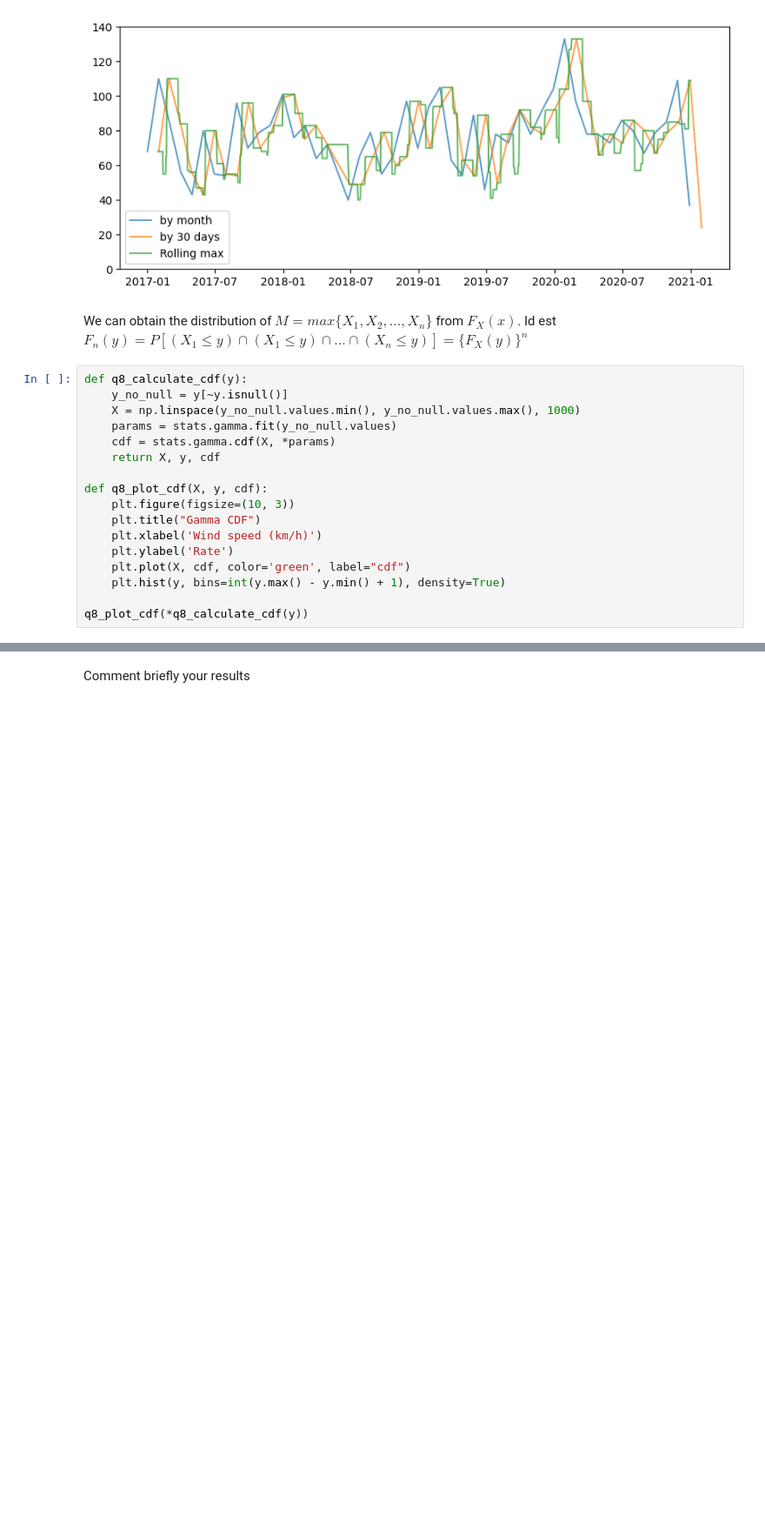
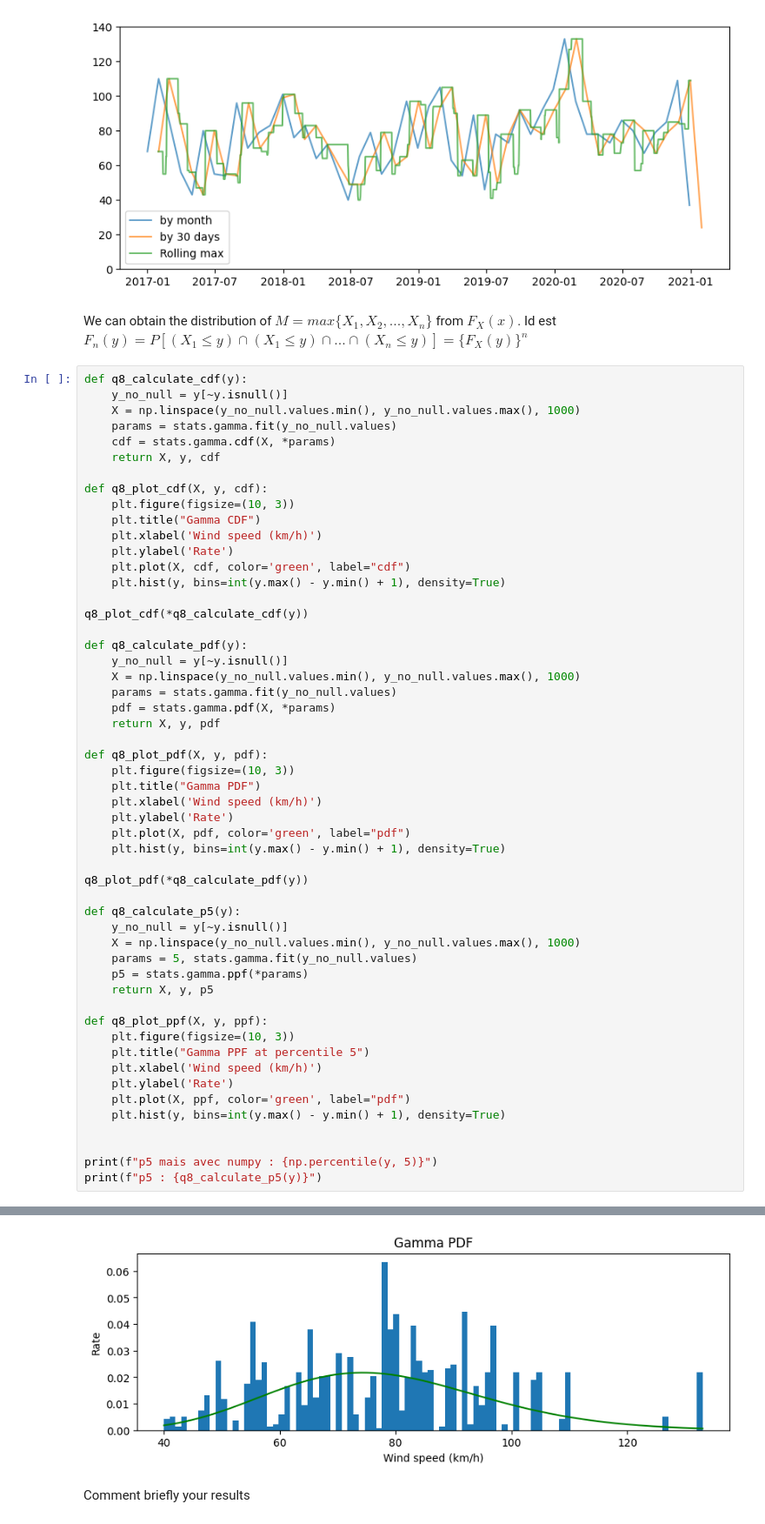
Before and after one commit to Emilevillette/LEPL1109-Hackatons, a Jupyter notebook: Hackaton 1/hack1_without_code.ipynb, the cells around one changed output, grey strips where cells are left out. Shown at 87% size. Saved outputs shown, nothing was run; the diff lists cells and outputs as text; blank space fills up the shorter version.

```diff
--- a/Hackaton 1/hack1_without_code.ipynb
+++ b/Hackaton 1/hack1_without_code.ipynb
@@ -487,4 +487,40 @@ def q8_plot_cdf(X, y, cdf):
     plt.hist(y, bins=int(y.max() - y.min() + 1), density=True)
 
 q8_plot_cdf(*q8_calculate_cdf(y))
+
+def q8_calculate_pdf(y):
+    y_no_null = y[~y.isnull()]
+    X = np.linspace(y_no_null.values.min(), y_no_null.values.max(), 1000)
+    params = stats.gamma.fit(y_no_null.values)
+    pdf = stats.gamma.pdf(X, *params)
+    return X, y, pdf
+
+def q8_plot_pdf(X, y, pdf):
+    plt.figure(figsize=(10, 3))
+    plt.title("Gamma PDF")
+    plt.xlabel('Wind speed (km/h)')
+    plt.ylabel('Rate')
+    plt.plot(X, pdf, color='green', label="pdf")
+    plt.hist(y, bins=int(y.max() - y.min() + 1), density=True)
+
+q8_plot_pdf(*q8_calculate_pdf(y))
+
+def q8_calculate_p5(y):
+    y_no_null = y[~y.isnull()]
+    X = np.linspace(y_no_null.values.min(), y_no_null.values.max(), 1000)
+    params = 5, stats.gamma.fit(y_no_null.values)
+    p5 = stats.gamma.ppf(*params)
+    return X, y, p5
+
+def q8_plot_ppf(X, y, ppf):
+    plt.figure(figsize=(10, 3))
+    plt.title("Gamma PPF at percentile 5")
+    plt.xlabel('Wind speed (km/h)')
+    plt.ylabel('Rate')
+    plt.plot(X, ppf, color='green', label="pdf")
+    plt.hist(y, bins=int(y.max() - y.min() + 1), density=True)
+
+
+print(f"p5 mais avec numpy : {np.percentile(y, 5)}")
+print(f"p5 : {q8_calculate_p5(y)}")
 # %% [output]
@@ -491,4 +544,5 @@ q8_plot_cdf(*q8_calculate_cdf(y))
 [figure]
+[figure, added]
 # %% [markdown]
 Comment briefly your results
 # %% [raw]
```
Also changed, not shown: parts of 3 cells of this notebook.
